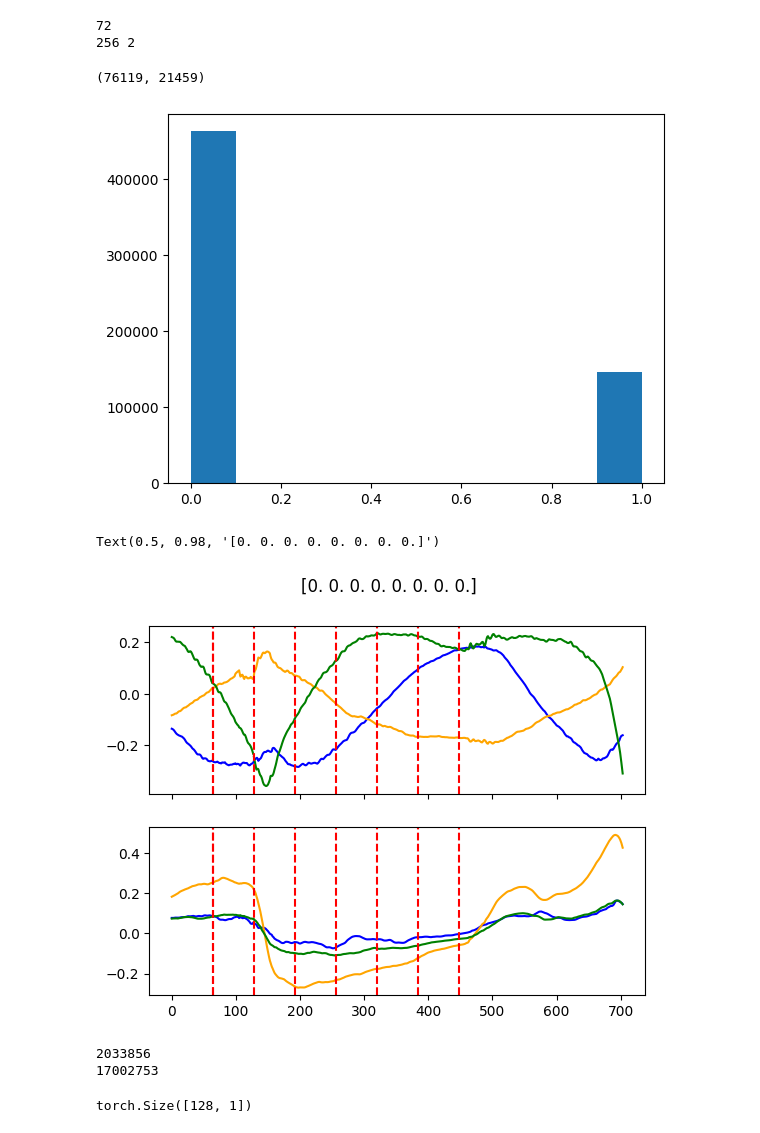
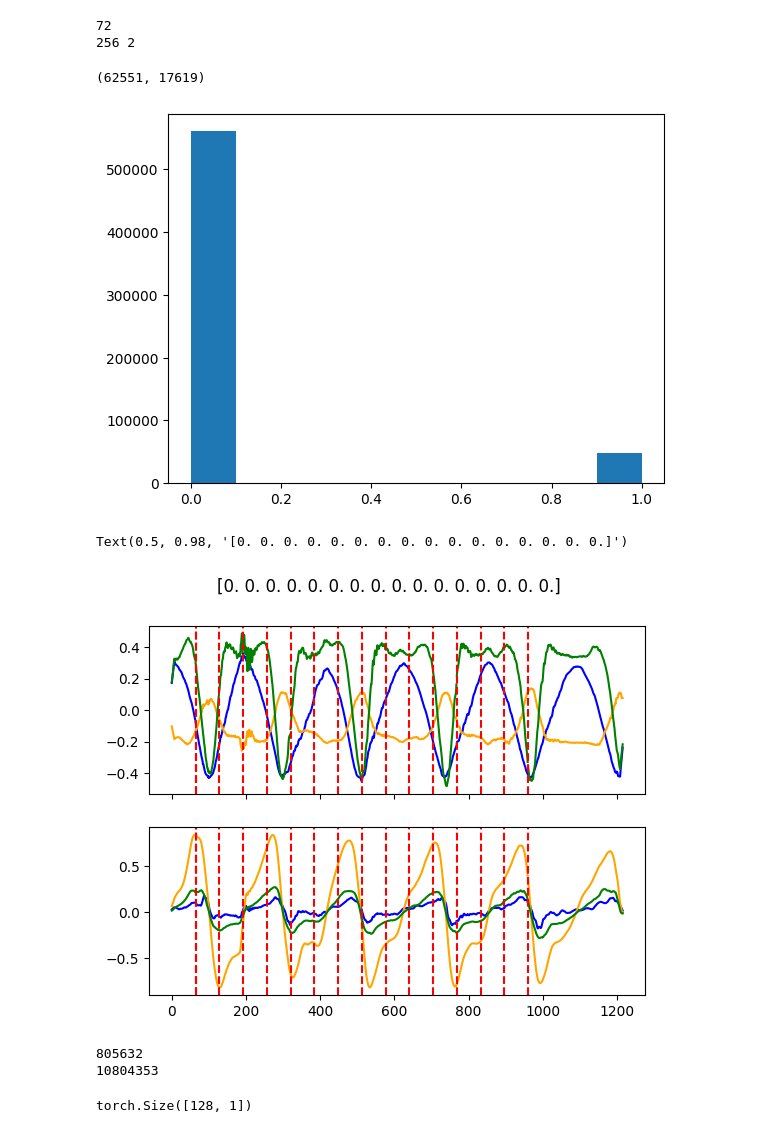
Before and after one commit to Musa-Azeem/AI-hypertrophy-coach, a Jupyter notebook: ml-notebooks/temporal.ipynb, the cells around one changed output. Cells and saved outputs as stored; diff of their text form; code cells hidden in the pictures.

```diff
--- a/ml-notebooks/temporal.ipynb
+++ b/ml-notebooks/temporal.ipynb
@@ -93,7 +93,7 @@ class IMUDataset(Dataset):
 
         # FOR BINARY: 1 if y is last rep (< 1.5), 0 if not (single value)
         # y = torch.Tensor([1.0 if y.mean() < 1.5 else 0.0])
-        y = (y.mean(dim=1) < 1.5).float().unsqueeze(1)
+        y = (y.mean(dim=1) < 0.5).float().unsqueeze(1)
 
         # FOR SEGMENTATION: if y changes during window, y = 1 at that point. everywhere else is 0 (<winsize> values)
         # y = segment_y(y)
@@ -123,7 +123,7 @@ df[['gyr_x', 'gyr_y', 'gyr_z']] = (df[['gyr_x', 'gyr_y', 'gyr_z']] / 250.0).clip
 winsize = 256
 stride = 2
 
-n_LSTM_windows = 8
+n_LSTM_windows = 16
 LSTM_stride = 64
 print(winsize, stride)
 
@@ -153,7 +153,7 @@ len(train_dataset), len(val_dataset)
 # %% [output]
 72
 256 2
-(76119, 21459)
+(62551, 17619)
 # %%
 # windows = []
 window_labels = []
@@ -163,4 +163,4 @@ for X, y in train_dataset:
 window_labels = np.concatenate(window_labels)
 plt.hist(window_labels);
 # %% [output]
-[figure, old version]
+[figure, new version]
@@ -167,31 +169,31 @@ plt.hist(window_labels);
 # %%
-X,y = train_dataset[0]
-# X,y = val_dataset[0]
+# X,y = train_dataset[500]
+X,y = val_dataset[0]
 
 fig, axes = plt.subplots(2,1, sharex=True)
 
 axes[0].plot(X[0, 0, :LSTM_stride], color='blue')
 axes[0].plot(X[0, 1, :LSTM_stride], color='orange')
 axes[0].plot(X[0, 2, :LSTM_stride], color='green')
 axes[1].plot(X[0, 3, :LSTM_stride], color='blue')
 axes[1].plot(X[0, 4, :LSTM_stride], color='orange')
 axes[1].plot(X[0, 5, :LSTM_stride], color='green')
 axes[0].axvline(LSTM_stride, color='red', linestyle='--')
 axes[1].axvline(LSTM_stride, color='red', linestyle='--')
 
 for i in range(1, n_LSTM_windows):
     upper = LSTM_stride if i < n_LSTM_windows - 1 else None
     range_upper = (i+1)*LSTM_stride if upper is not None else i*LSTM_stride + winsize
     axes[0].plot(np.arange(i*LSTM_stride, range_upper), X[i, 0, :upper], color='blue')
     axes[0].plot(np.arange(i*LSTM_stride, range_upper), X[i, 1, :upper], color='orange')
     axes[0].plot(np.arange(i*LSTM_stride, range_upper), X[i, 2, :upper], color='green')
     axes[1].plot(np.arange(i*LSTM_stride, range_upper), X[i, 3, :upper], color='blue')
     axes[1].plot(np.arange(i*LSTM_stride, range_upper), X[i, 4, :upper], color='orange')
     axes[1].plot(np.arange(i*LSTM_stride, range_upper), X[i, 5, :upper], color='green')
     axes[0].axvline(i*LSTM_stride, color='red', linestyle='--')
     axes[1].axvline(i*LSTM_stride, color='red', linestyle='--')
 
 plt.suptitle(y[:,0].numpy())
 # %% [output]
-Text(0.5, 0.98, '[0. 0. 0. 0. 0. 0. 0. 0.]')
+Text(0.5, 0.98, '[0. 0. 0. 0. 0. 0. 0. 0. 0. 0. 0. 0. 0. 0. 0. 0.]')
-[figure, old version]
+[figure, new version]
@@ -386,9 +450,9 @@ lstm_config = {
 }
 # %%
-config = json.load(open('../logs/search256-2/1/config.json'))
+# config = json.load(open('../logs/search256-2/1/config.json'))
+# weights = torch.load('../logs/search256-2/1/best_model.pth')
+weights, config = torch.load('../best_model-class-83.pth')
 config['lstm_config'] = lstm_config
-weights = torch.load('../logs/search256-2/1/best_model.pth')
-# weights, config = torch.load('../best_model-class-0.78.pth')
 trainloader = DataLoader(train_dataset, batch_size=128, shuffle=True)
 valloader = DataLoader(val_dataset, batch_size=128, shuffle=False)
 device = 'cuda'
@@ -397,14 +461,15 @@ model = LSTMNet(config).to(device)
 model.encoder.load_state_dict(weights)
 model.encoder.freeze()
 
-criterion = Loss()#nn.BCEWithLogitsLoss()
+criterion = Loss(device)#nn.BCEWithLogitsLoss()
 optimizer = model.get_optimizer(lr=3e-4, weight_decay=1e-4)
 
 print(sum(p.numel() for p in model.encoder.parameters()))
 print(sum(p.numel() for p in model.parameters() if p.requires_grad))
+model.eval();
 # %% [output]
-2033856
-17002753
+805632
+10804353
 # %%
 X,y = next(iter(trainloader))
 ypred = model(X.to(device))
```
Also changed, not shown: parts of 8 cells of this notebook, 4 other files.
